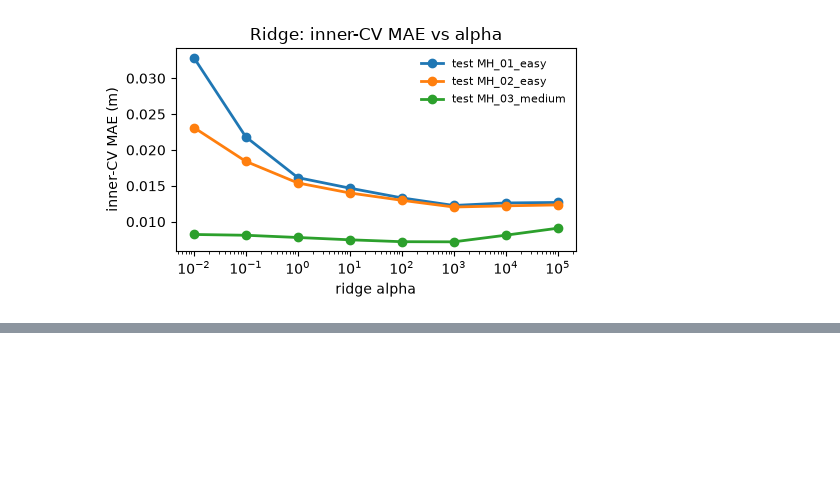
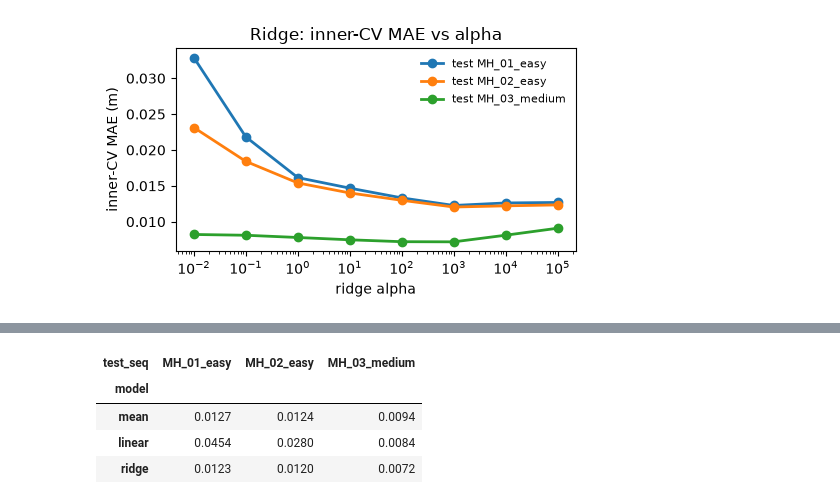
Before and after one commit to Dadi-Dinesh/Drift-Sense, a Jupyter notebook: notebooks/05_ml_models.ipynb, the cells around one changed output, grey strips where cells are left out. Cells and saved outputs as stored; diff of their text form; code cells hidden in the pictures; blank space fills up the shorter version.

```diff
--- a/notebooks/05_ml_models.ipynb
+++ b/notebooks/05_ml_models.ipynb
@@ -215,0 +259,8 @@ fig.tight_layout(); plt.show()
+# %%
+tuning.pivot(index="model", columns="test_seq", values="inner_cv_mae").loc[["mean", "linear", "ridge"]].round(4)
+# %% [output]
+| test_seq | MH_01_easy | MH_02_easy | MH_03_medium |
+| model |  |  |  |
+| mean | 0.0127 | 0.0124 | 0.0094 |
+| linear | 0.0454 | 0.0280 | 0.0084 |
+| ridge | 0.0123 | 0.0120 | 0.0072 |
```
Also changed, not shown: parts of 8 cells of this notebook, 1 other file.
